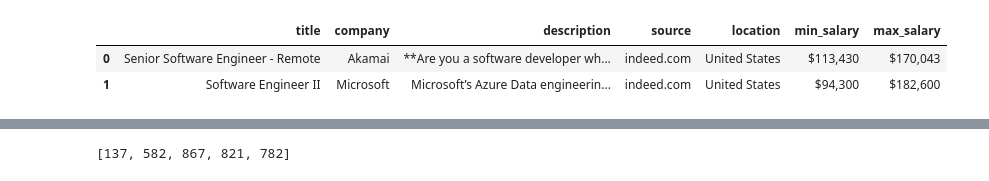
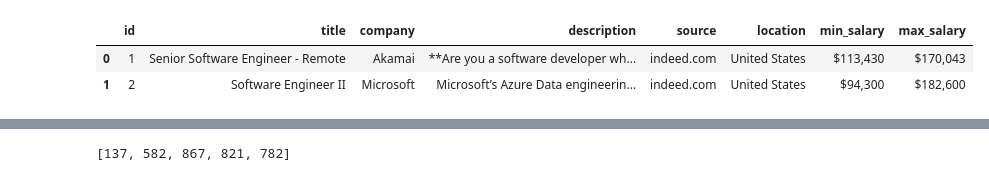
Before and after one commit to YuliiaAntonova/job_Crawler, a Jupyter notebook: analysis/text_analysis.ipynb, the cells around one changed output, grey strips where cells are left out. Saved outputs shown, nothing was run; the diff lists cells and outputs as text; code cells hidden in the pictures.

```diff
--- a/analysis/text_analysis.ipynb
+++ b/analysis/text_analysis.ipynb
@@ -17,12 +22,12 @@ import math
 import warnings
 warnings.filterwarnings('ignore')
 # %%
-df = pd.read_csv('combined_results.csv')
+df = pd.read_csv('new_combined_results.csv')
 df.head(2)
 # %% [output]
-|  | title | company | description | source | location | min_salary | max_salary |
-| 0 | Senior Software Engineer - Remote | Akamai | **Are you a software developer wh... | indeed.com | United States | $113,430 | $170,043 |
-| 1 | Software Engineer II | Microsoft | Microsoft’s Azure Data engineerin... | indeed.com | United States | $94,300 | $182,600 |
+|  | id | title | company | description | source | location | min_salary | max_salary |
+| 0 | 1 | Senior Software Engineer - Remote | Akamai | **Are you a software developer wh... | indeed.com | United States | $113,430 | $170,043 |
+| 1 | 2 | Software Engineer II | Microsoft | Microsoft’s Azure Data engineerin... | indeed.com | United States | $94,300 | $182,600 |
 # %%
 import re
 from decimal import Decimal
```
Also changed, not shown: parts of 18 cells of this notebook.
